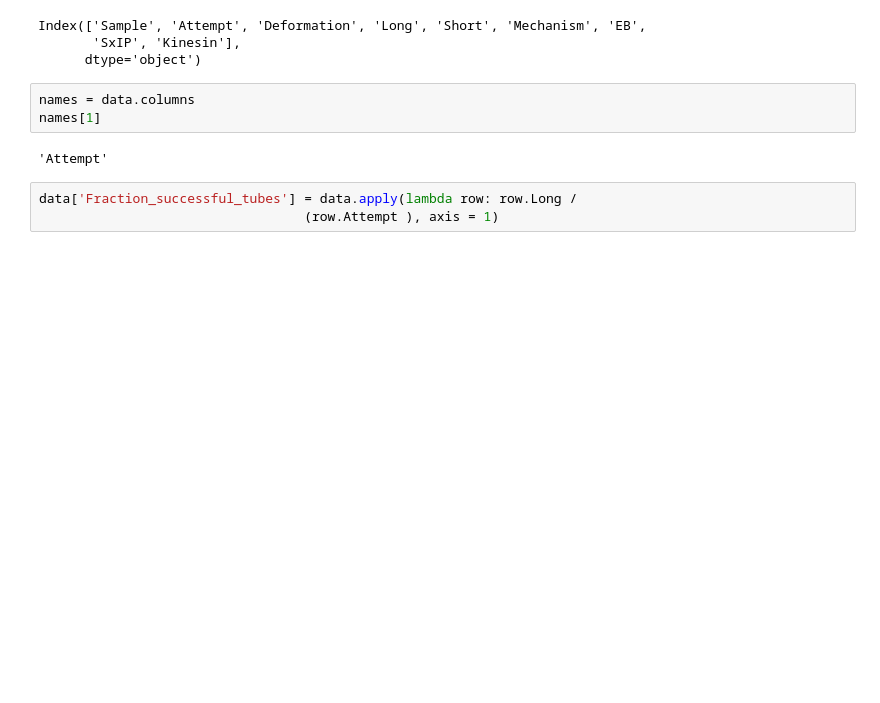
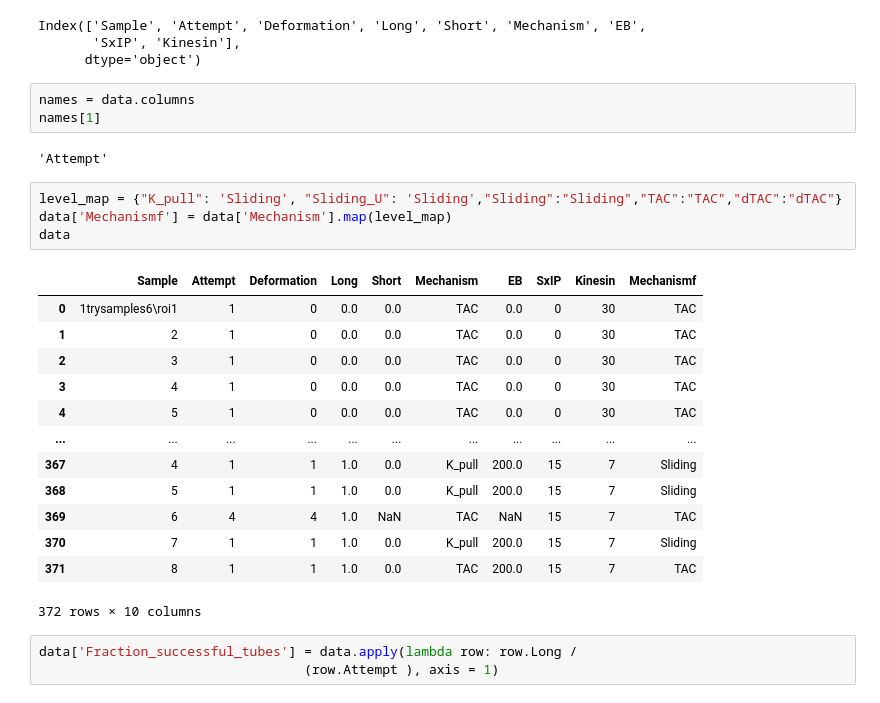
Before and after one commit to RuddiRodriguez/Mechanisms-of-motor, a Jupyter notebook: Analysis_Prob.ipynb, the cells around one changed output. Saved outputs shown, nothing was run; the diff lists cells and outputs as text; blank space fills up the shorter version.

```diff
--- a/Analysis_Prob.ipynb
+++ b/Analysis_Prob.ipynb
@@ -17,6 +17,24 @@ names = data.columns
 names[1]
 # %% [output]
 'Attempt'
+# %%
+level_map = {"K_pull": 'Sliding', "Sliding_U": 'Sliding',"Sliding":"Sliding","TAC":"TAC","dTAC":"dTAC"}
+data['Mechanismf'] = data['Mechanism'].map(level_map)
+data
+# %% [output]
+|  | Sample | Attempt | Deformation | Long | Short | Mechanism | EB | SxIP | Kinesin | Mechanismf |
+| 0 | 1trysamples6\roi1 | 1 | 0 | 0.0 | 0.0 | TAC | 0.0 | 0 | 30 | TAC |
+| 1 | 2 | 1 | 0 | 0.0 | 0.0 | TAC | 0.0 | 0 | 30 | TAC |
+| 2 | 3 | 1 | 0 | 0.0 | 0.0 | TAC | 0.0 | 0 | 30 | TAC |
+| 3 | 4 | 1 | 0 | 0.0 | 0.0 | TAC | 0.0 | 0 | 30 | TAC |
+| 4 | 5 | 1 | 0 | 0.0 | 0.0 | TAC | 0.0 | 0 | 30 | TAC |
+| ... | ... | ... | ... | ... | ... | ... | ... | ... | ... | ... |
+| 367 | 4 | 1 | 1 | 1.0 | 0.0 | K_pull | 200.0 | 15 | 7 | Sliding |
+| 368 | 5 | 1 | 1 | 1.0 | 0.0 | K_pull | 200.0 | 15 | 7 | Sliding |
+| 369 | 6 | 4 | 4 | 1.0 | NaN | TAC | NaN | 15 | 7 | TAC |
+| 370 | 7 | 1 | 1 | 1.0 | 0.0 | K_pull | 200.0 | 15 | 7 | Sliding |
+| 371 | 8 | 1 | 1 | 1.0 | 0.0 | TAC | 200.0 | 15 | 7 | TAC |
+372 rows × 10 columns
 # %%
 data['Fraction_successful_tubes'] = data.apply(lambda row: row.Long /
                                   (row.Attempt ), axis = 1)
```
Also changed, not shown: parts of 4 cells of this notebook.
